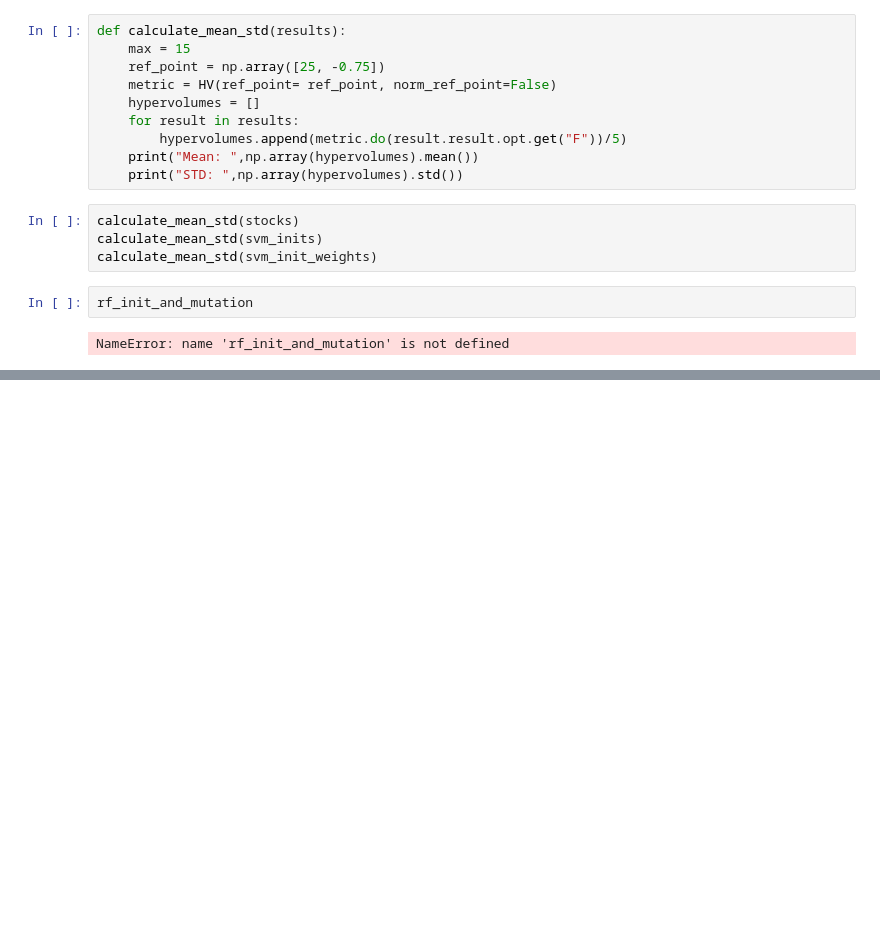
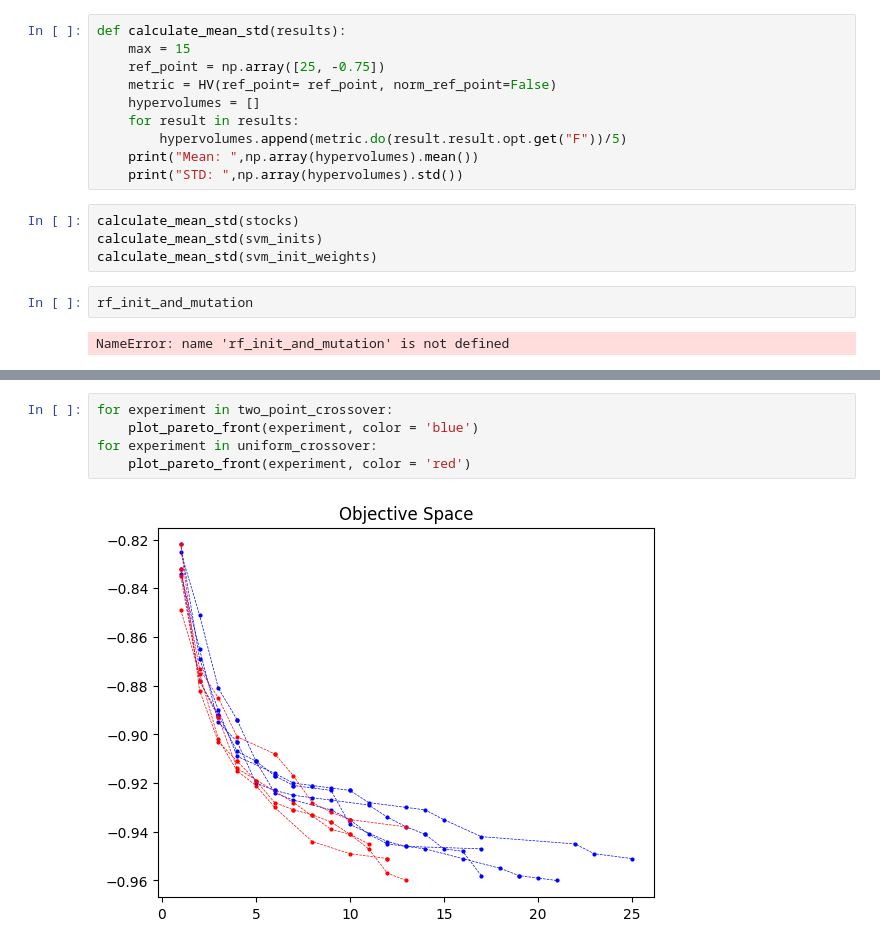
Before and after one commit to grkremer/ew-mofs, a Jupyter notebook: NSGAII-V4.ipynb, the cells around one changed output, grey strips where cells are left out. Saved outputs shown, nothing was run; the diff lists cells and outputs as text; blank space fills up the shorter version.

```diff
--- a/NSGAII-V4.ipynb
+++ b/NSGAII-V4.ipynb
@@ -456,0 +529,7 @@ NameError: name 'rf_init_and_mutation' is not defined
+# %%
+for experiment in two_point_crossover:
+    plot_pareto_front(experiment, color = 'blue')
+for experiment in uniform_crossover:
+    plot_pareto_front(experiment, color = 'red')
+# %% [output]
+[figure, added]
```
Also changed, not shown: parts of 8 cells of this notebook, 1 other file.
